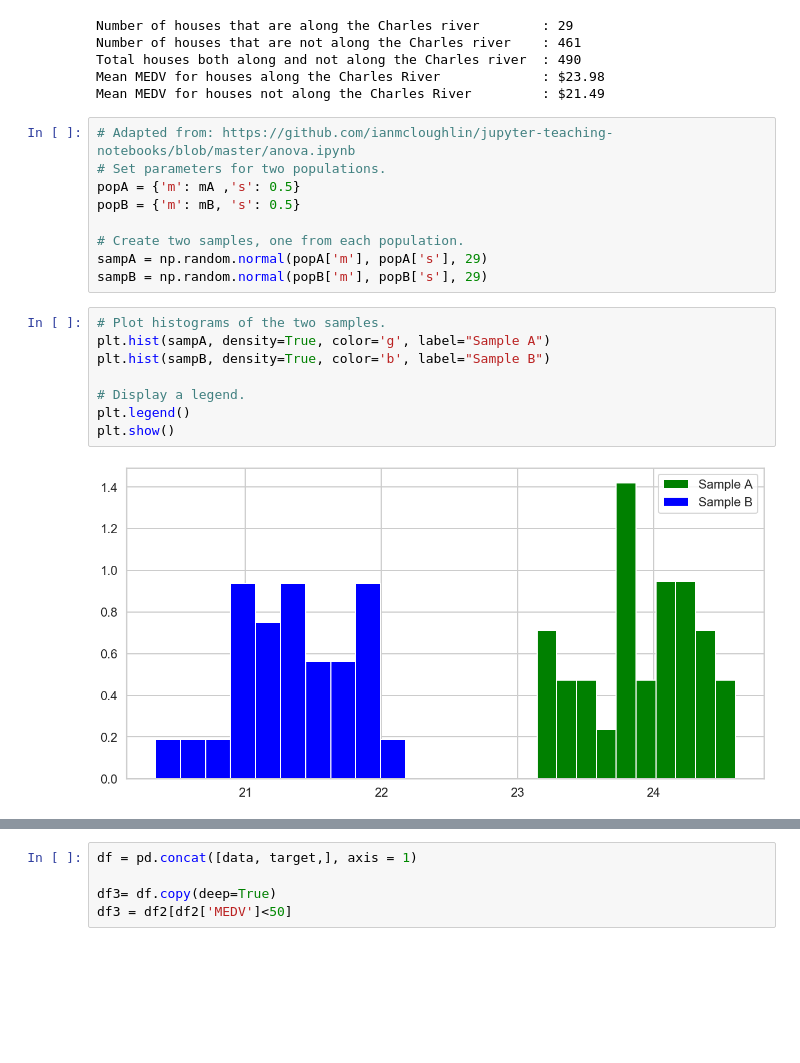
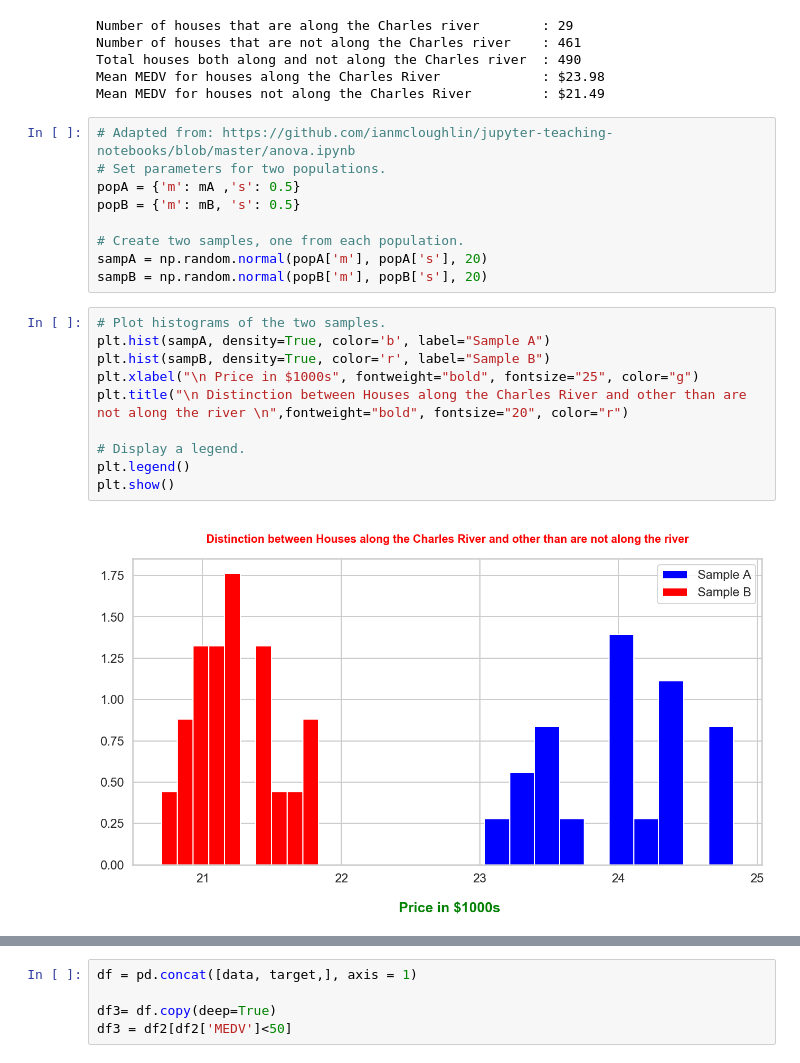
Before and after one commit to Roisin-Fallon/Machine-Learning-and-Statistics-Assessment-2019, a Jupyter notebook: Project.ipynb, the cells around one changed output, grey strips where cells are left out. Cells and saved outputs as stored; diff of their text form; blank space fills up the shorter version.

```diff
--- a/Project.ipynb
+++ b/Project.ipynb
@@ -607,16 +856,18 @@ popA = {'m': mA ,'s': 0.5}
 popB = {'m': mB, 's': 0.5}
 
 # Create two samples, one from each population.
-sampA = np.random.normal(popA['m'], popA['s'], 29)
-sampB = np.random.normal(popB['m'], popB['s'], 29)
+sampA = np.random.normal(popA['m'], popA['s'], 20)
+sampB = np.random.normal(popB['m'], popB['s'], 20)
 # %%
 # Plot histograms of the two samples.
-plt.hist(sampA, density=True, color='g', label="Sample A")
-plt.hist(sampB, density=True, color='b', label="Sample B")
+plt.hist(sampA, density=True, color='b', label="Sample A")
+plt.hist(sampB, density=True, color='r', label="Sample B")
+plt.xlabel("\n Price in $1000s", fontweight="bold", fontsize="25", color="g")
+plt.title("\n Distinction between Houses along the Charles River and other than are not along the river \n",fontweight="bold", fontsize="20", color="r")
 
 # Display a legend.
 plt.legend()
 plt.show()
 # %% [output]
-[figure, old version]
+[figure, new version]
 # %% [markdown]
```
Also changed, not shown: parts of 121 cells of this notebook, 2 other files.
